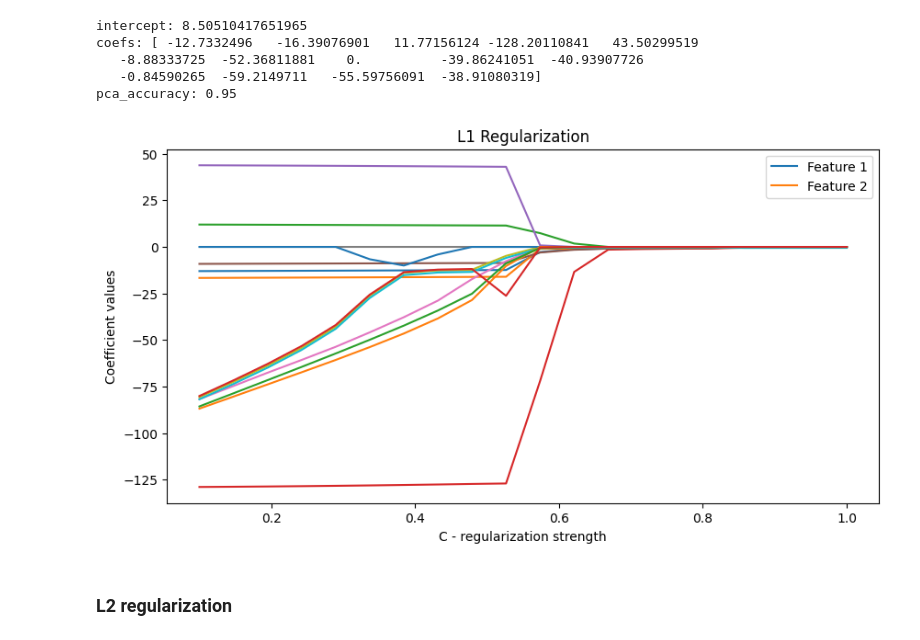
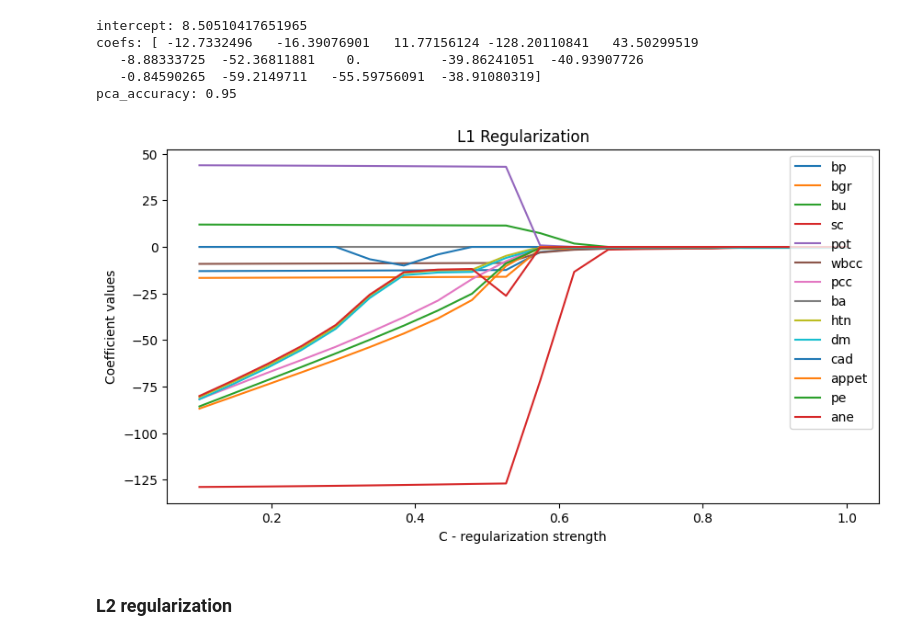
Before and after one commit to wojtas000/Advanced_Machine_Learning, a Jupyter notebook: datasets.ipynb, the cells around one changed output. Saved outputs shown, nothing was run; the diff lists cells and outputs as text; code cells hidden in the pictures.

```diff
--- a/datasets.ipynb
+++ b/datasets.ipynb
@@ -175,23 +148,23 @@ pca_accuracy: 0.95
 # %%
 C_params = np.linspace(0.1, 1, num=20)
 coefs = []
 for C in C_params:
     m = logistic_regression(regularization='l1', C=C)
     m.fit(X_train, y_train)
     coefs.append(m.coef_)
 
 # coefs = np.array(coefs)
 
 # Plot the coefficients as a function of C
 plt.figure(figsize=(10, 5))
 plt.plot(C_params, coefs)
 plt.xlabel('C - regularization strength')
 plt.ylabel('Coefficient values')
 plt.title('L1 Regularization')
-plt.legend(['Feature 1', 'Feature 2'])
+plt.legend(X_train.columns, loc='upper right')
 plt.show()
 # %% [output]
-[figure, old version]
+[figure, new version]
 # %% [markdown]
 ### L2 regularization
 # %%
```
Also changed, not shown: parts of 10 cells of this notebook, 1 other file.
